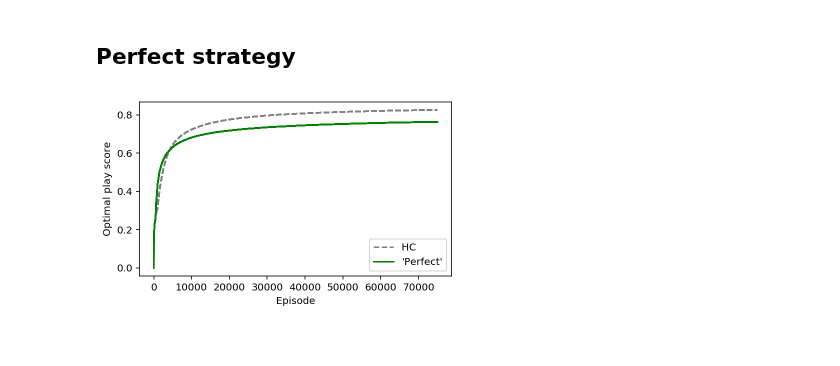
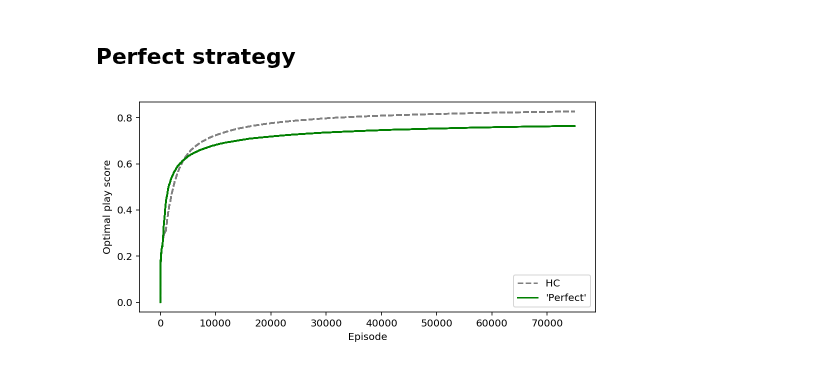
Before and after one commit to CoAxLab/azad, a Jupyter notebook: notebooks/wythoff_exp15_18.ipynb, the cells around one changed output. Saved outputs shown, nothing was run; the diff lists cells and outputs as text; code cells hidden in the pictures.

```diff
--- a/notebooks/wythoff_exp15_18.ipynb
+++ b/notebooks/wythoff_exp15_18.ipynb
@@ -146,31 +146,31 @@ _ = plt.ylabel("Optimal play score")
 # %% [markdown]
 ## Perfect strategy
 # %%
-plt.figure(figsize=(5, 3))
+plt.figure(figsize=(7, 3.5))
 
 for n, mon in enumerate(exp_14):
     # Only want one legend entry
     lab = None
     if n == 0:
         lab = "HC"
 
     # Plot
     _ = plt.plot(mon['episode'], mon['score'],
                     linestyle="--", color='grey', alpha=1, label=lab)
 
 for n, mon in enumerate(exp_18):
     # Only want one legend entry
     lab = None
     if n == 0:
         lab = "'Perfect'"
 
     # Plot
     _ = plt.plot(mon['episode'], mon['score'],
                     color='green', alpha=1, label=lab)
 
 _ = plt.tight_layout()
 _ = plt.legend()
 _ = plt.xlabel("Episode")
 _ = plt.ylabel("Optimal play score")
 # %% [output]
-[figure, old version]
+[figure, new version]
```
